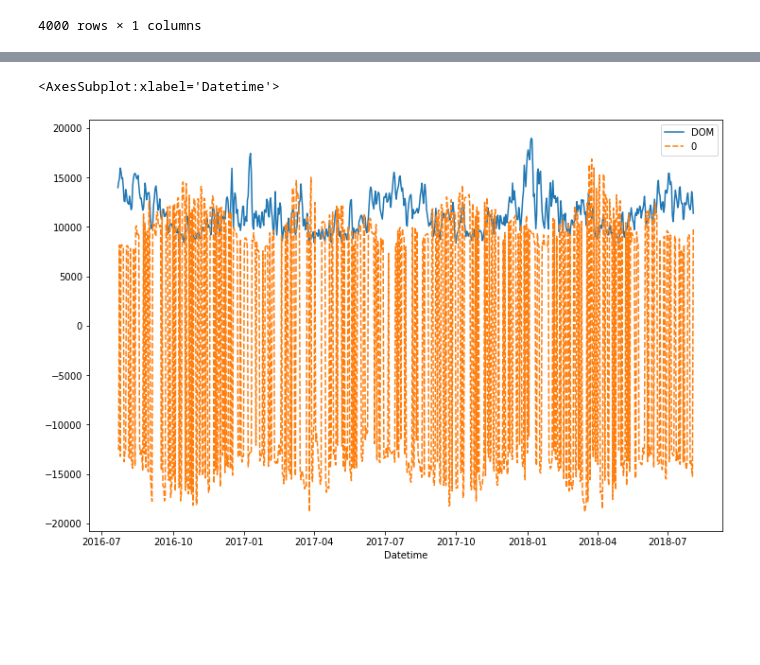
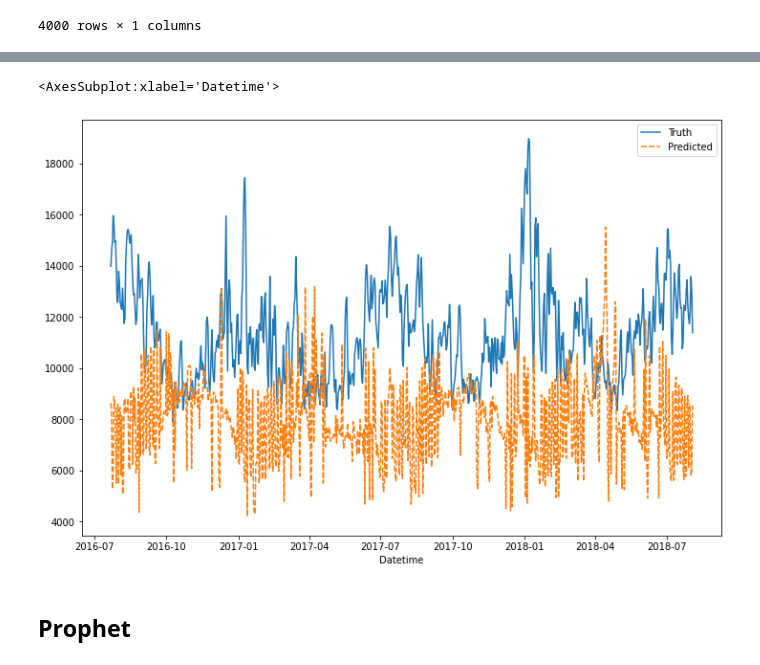
Before and after one commit to alexjjo/kaggle, a Jupyter notebook: energy-forecasting/energy-time-series-forecasting.ipynb, the cells around one changed output, grey strips where cells are left out. Cells and saved outputs as stored; diff of their text form; code cells hidden in the pictures; blank space fills up the shorter version.

```diff
--- a/energy-forecasting/energy-time-series-forecasting.ipynb
+++ b/energy-forecasting/energy-time-series-forecasting.ipynb
@@ -401,6 +401,7 @@ y_train
 4000 rows × 1 columns
 # %%
 import tensorflow as tf
+from tensorflow import keras
 from tensorflow.keras.layers import Dense
 from tensorflow.keras import layers
 from tensorflow.keras.layers import LSTM
@@ -408,6 +409,8 @@ from tensorflow.keras.models import Sequential
 from keras import backend as K
 
 # define input sequence
+raw_seq = y_train['DOM'].iloc[:3500].to_list()
+val_seq = y_train['DOM'].iloc[3500:].to_list()
 raw_seq = y_train['DOM'].to_list()
 # choose a number of time steps
 n_steps = 100
@@ -416,6 +419,8 @@ X, y = split_sequence(raw_seq, n_steps)
 # reshape from [samples, timesteps] into [samples, timesteps, features]
 n_features = 1
 X = X.reshape((X.shape[0], X.shape[1], n_features))
+X_val, y_val = split_sequence(val_seq, n_steps)
+X_val = X_val.reshape((X_val.shape[0], X_val.shape[1], n_features))
 # define RMSE loss
 def root_mean_squared_error(y_true, y_pred):
         return K.sqrt(K.mean(K.square(y_pred - y_true)))
@@ -423,7 +428,8 @@ def root_mean_squared_error(y_true, y_pred):
 model = Sequential()
 model.add(LSTM(50, activation='relu', input_shape=(n_steps, n_features)))
 model.add(Dense(1))
-model.compile(optimizer='adam', loss=root_mean_squared_error)
+opt = keras.optimizers.Adam(learning_rate=0.001)
+model.compile(optimizer=opt, loss=root_mean_squared_error)
 # fit model
-model.fit(X, y, epochs=15, verbose=1)
+model.fit(X, y, epochs=30, validation_data=(X_val, y_val), verbose=1)
 # %% [output]
@@ -450,15 +456,18 @@ Epoch 15/15
 # %%
 # demonstrate prediction
 test_seq = y_test['DOM'].to_list()
 test, _ = split_sequence(test_seq, n_steps)
 test = test.reshape((test.shape[0], test.shape[1], n_features))
 yhat = model.predict(test, verbose=0)
 preds = pd.DataFrame(yhat)
 y_test_lstm = y_test[100:]
 y_test_lstm = pd.DataFrame(y_test_lstm)
 fig, ax = plt.subplots(1,1,figsize=(12, 8))
 df_predvtruth = pd.concat([y_test_lstm, preds.set_index(y_test_lstm.index)], axis=1)
+df_predvtruth.columns = ['Truth', 'Predicted']
 sns.lineplot(data=df_predvtruth, ax=ax)
 # %% [output]
 <AxesSubplot:xlabel='Datetime'>
-[figure, old version]
+[figure, new version]
+# %% [markdown]
+## **Prophet**
```
Also changed, not shown: parts of 10 cells of this notebook.
